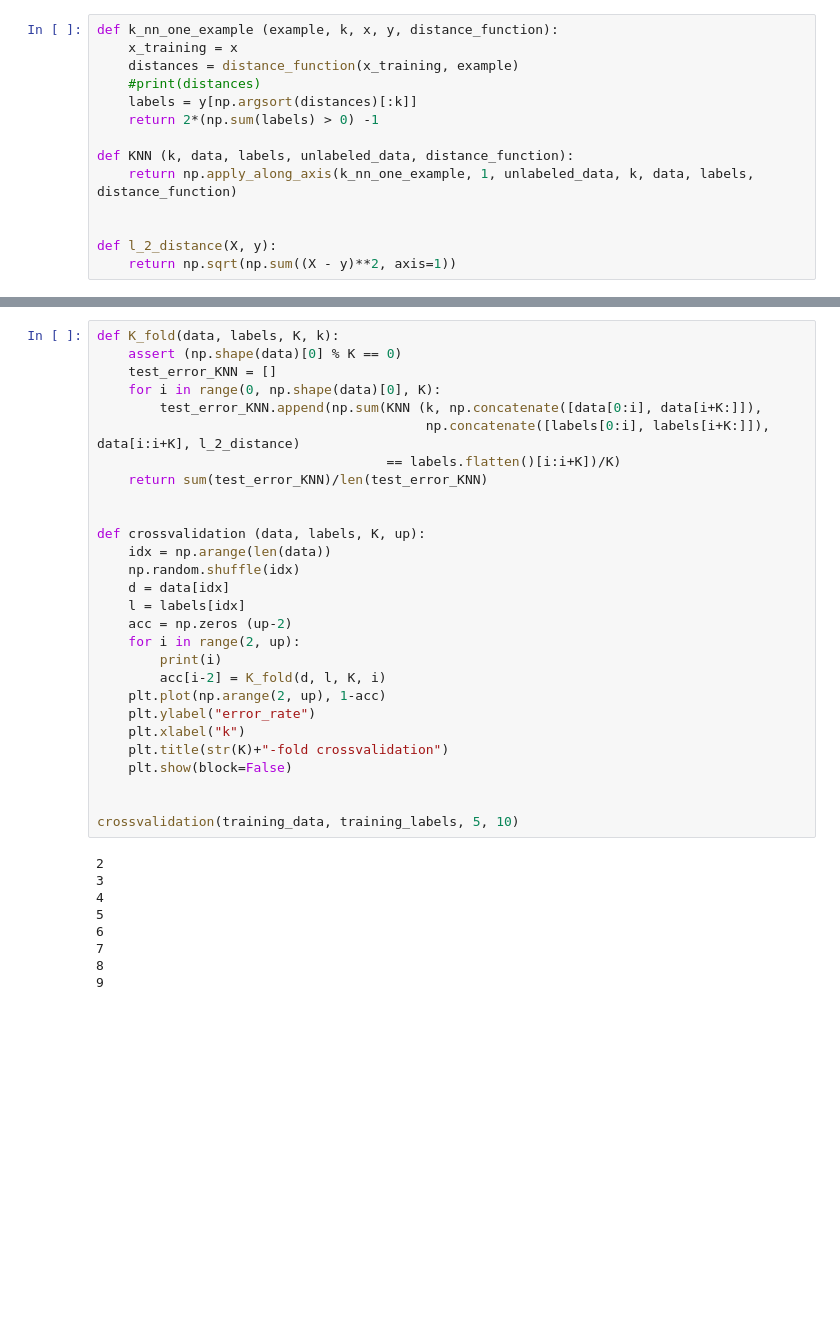
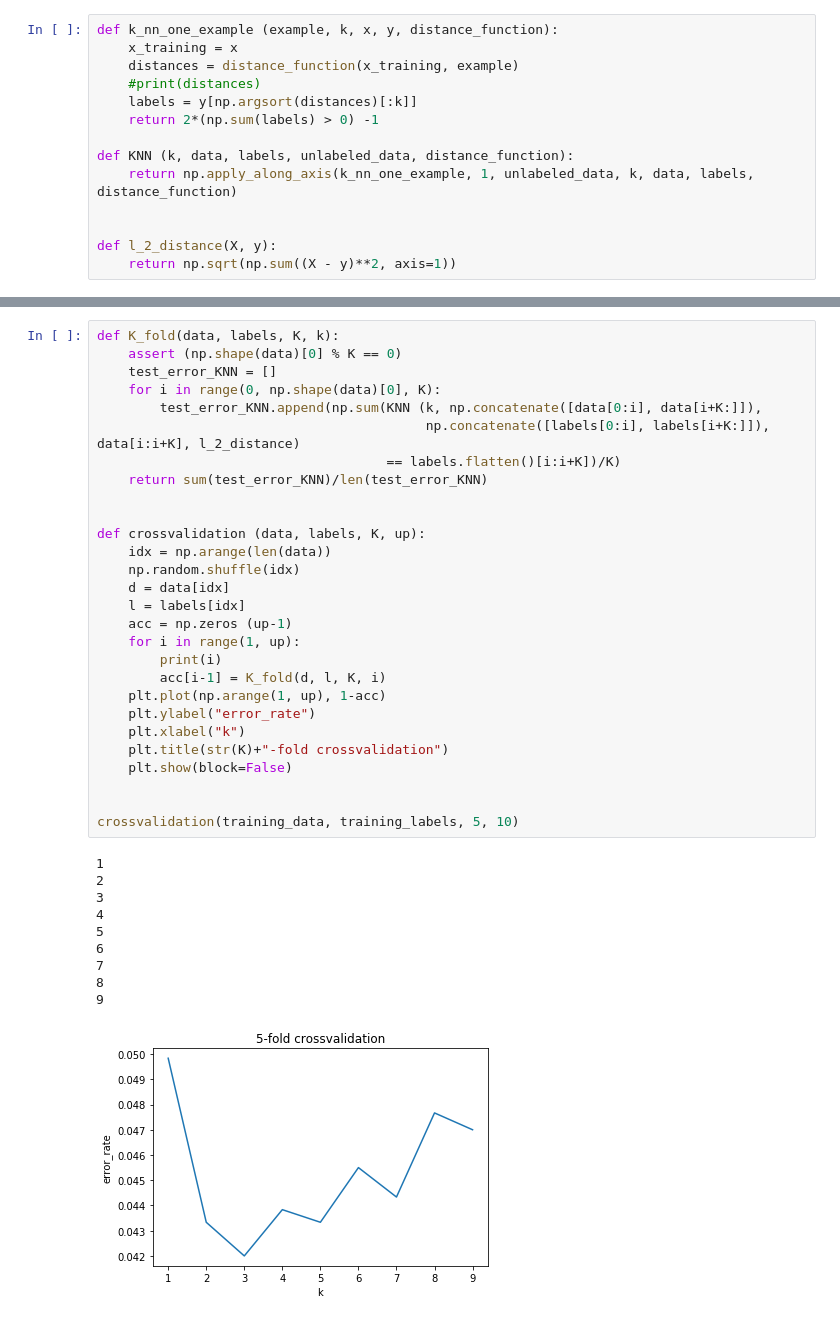
Before and after one commit to NizarGhandri/fonts_recognition, a Jupyter notebook: models.ipynb, the cells around one changed output, grey strips where cells are left out. Drawn from its saved outputs; the diff is of its cells as text; blank space fills up the shorter version.

```diff
--- a/models.ipynb
+++ b/models.ipynb
@@ -343,34 +351,36 @@ def K_fold(data, labels, K, k):
     test_error_KNN = []
     for i in range(0, np.shape(data)[0], K):
         test_error_KNN.append(np.sum(KNN (k, np.concatenate([data[0:i], data[i+K:]]),
                                           np.concatenate([labels[0:i], labels[i+K:]]), data[i:i+K], l_2_distance)
                                      == labels.flatten()[i:i+K])/K)
     return sum(test_error_KNN)/len(test_error_KNN)
 
 
 def crossvalidation (data, labels, K, up):
     idx = np.arange(len(data))
     np.random.shuffle(idx)
     d = data[idx]
     l = labels[idx]
-    acc = np.zeros (up-2)
-    for i in range(2, up):
+    acc = np.zeros (up-1)
+    for i in range(1, up):
         print(i)
-        acc[i-2] = K_fold(d, l, K, i)
-    plt.plot(np.arange(2, up), 1-acc)
+        acc[i-1] = K_fold(d, l, K, i)
+    plt.plot(np.arange(1, up), 1-acc)
     plt.ylabel("error_rate")
     plt.xlabel("k")
     plt.title(str(K)+"-fold crossvalidation")
     plt.show(block=False)
 
 
 crossvalidation(training_data, training_labels, 5, 10)
 # %% [output]
+1
 2
 3
 4
 5
 6
 7
 8
 9
+[figure, added]
```
Also changed, not shown: parts of 22 cells of this notebook.
